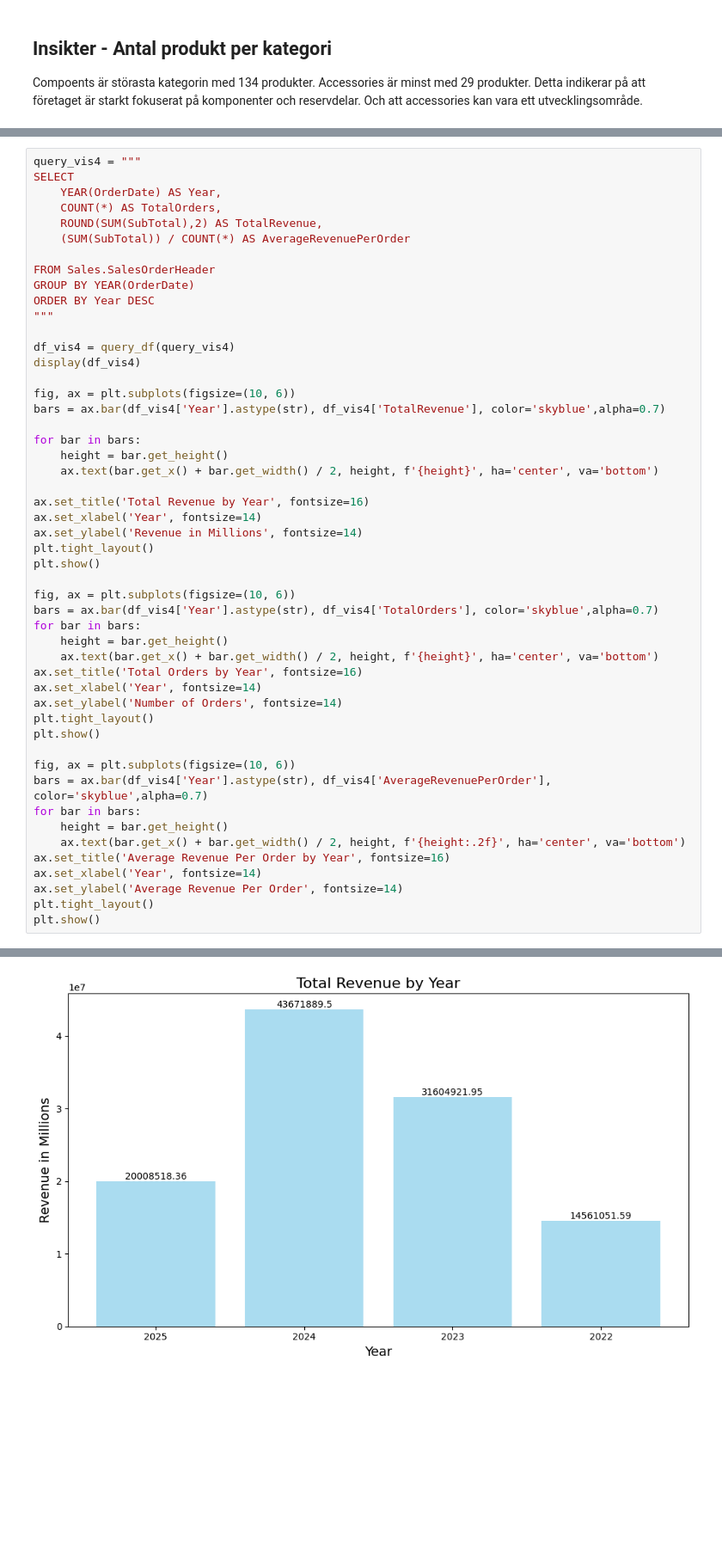
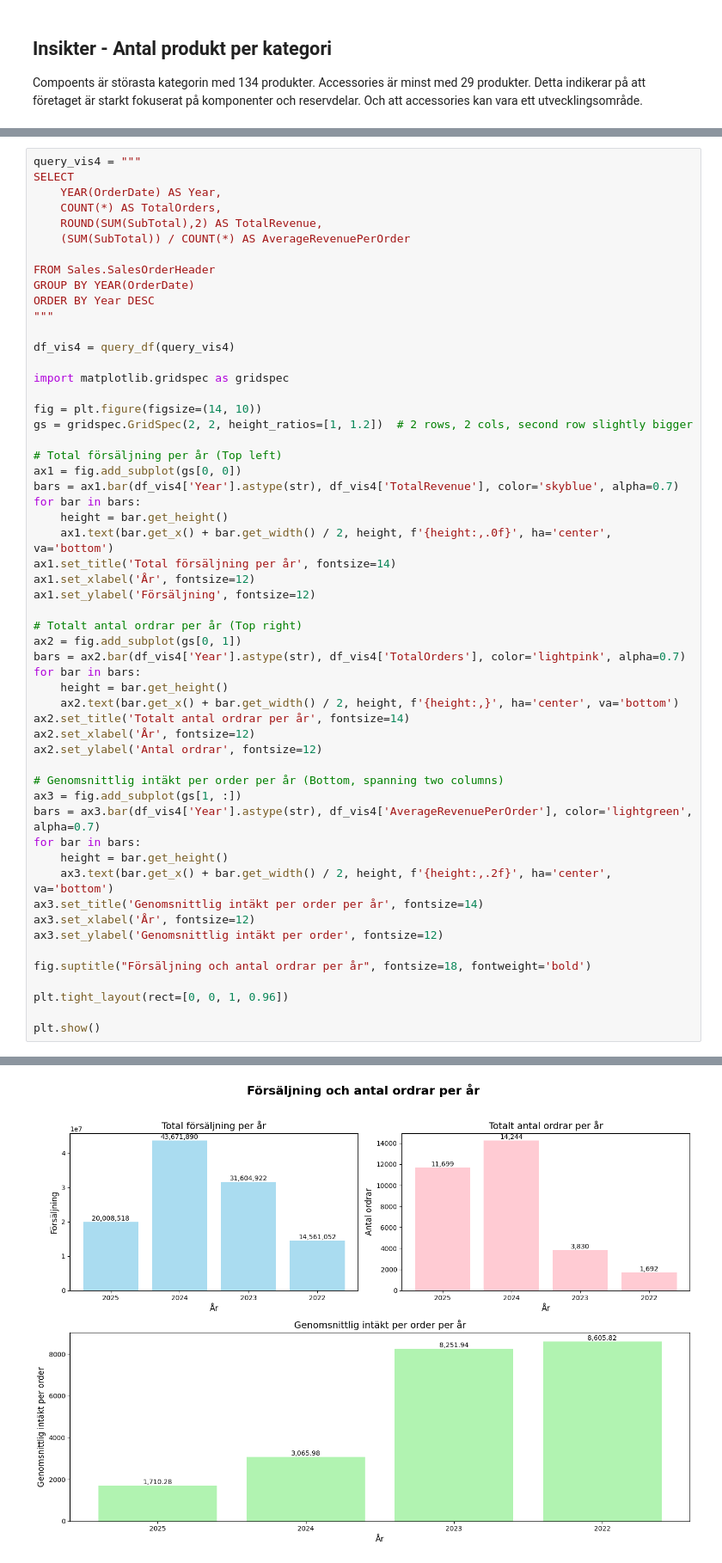
Before and after one commit to wendymermet-lgtm/SQL_Examen, a Jupyter notebook: notebooks/main.ipynb, the cells around one changed output, grey strips where cells are left out. Shown at 86% size. Saved outputs shown, nothing was run; the diff lists cells and outputs as text; blank space fills up the shorter version.

```diff
--- a/notebooks/main.ipynb
+++ b/notebooks/main.ipynb
@@ -198,40 +241,45 @@ ORDER BY Year DESC
 """
 
 df_vis4 = query_df(query_vis4)
-display(df_vis4)
 
-fig, ax = plt.subplots(figsize=(10, 6))
-bars = ax.bar(df_vis4['Year'].astype(str), df_vis4['TotalRevenue'], color='skyblue',alpha=0.7)
+import matplotlib.gridspec as gridspec
 
+fig = plt.figure(figsize=(14, 10))
+gs = gridspec.GridSpec(2, 2, height_ratios=[1, 1.2])  # 2 rows, 2 cols, second row slightly bigger
+
+# Total försäljning per år (Top left)
+ax1 = fig.add_subplot(gs[0, 0])
+bars = ax1.bar(df_vis4['Year'].astype(str), df_vis4['TotalRevenue'], color='skyblue', alpha=0.7)
 for bar in bars:
     height = bar.get_height()
-    ax.text(bar.get_x() + bar.get_width() / 2, height, f'{height}', ha='center', va='bottom')
+    ax1.text(bar.get_x() + bar.get_width() / 2, height, f'{height:,.0f}', ha='center', va='bottom')
+ax1.set_title('Total försäljning per år', fontsize=14)
+ax1.set_xlabel('År', fontsize=12)
+ax1.set_ylabel('Försäljning', fontsize=12)
 
-ax.set_title('Total Revenue by Year', fontsize=16)
-ax.set_xlabel('Year', fontsize=14)
-ax.set_ylabel('Revenue in Millions', fontsize=14)
-plt.tight_layout()
-plt.show()
-
-fig, ax = plt.subplots(figsize=(10, 6))
-bars = ax.bar(df_vis4['Year'].astype(str), df_vis4['TotalOrders'], color='skyblue',alpha=0.7)
+# Totalt antal ordrar per år (Top right)
+ax2 = fig.add_subplot(gs[0, 1])
+bars = ax2.bar(df_vis4['Year'].astype(str), df_vis4['TotalOrders'], color='lightpink', alpha=0.7)
 for bar in bars:
     height = bar.get_height()
-    ax.text(bar.get_x() + bar.get_width() / 2, height, f'{height}', ha='center', va='bottom')
-ax.set_title('Total Orders by Year', fontsize=16)
-ax.set_xlabel('Year', fontsize=14)
-ax.set_ylabel('Number of Orders', fontsize=14)
-plt.tight_layout()
-plt.show()
+    ax2.text(bar.get_x() + bar.get_width() / 2, height, f'{height:,}', ha='center', va='bottom')
+ax2.set_title('Totalt antal ordrar per år', fontsize=14)
+ax2.set_xlabel('År', fontsize=12)
+ax2.set_ylabel('Antal ordrar', fontsize=12)
 
-fig, ax = plt.subplots(figsize=(10, 6))
-bars = ax.bar(df_vis4['Year'].astype(str), df_vis4['AverageRevenuePerOrder'], color='skyblue',alpha=0.7)
+# Genomsnittlig intäkt per order per år (Bottom, spanning two columns)
+ax3 = fig.add_subplot(gs[1, :])
+bars = ax3.bar(df_vis4['Year'].astype(str), df_vis4['AverageRevenuePerOrder'], color='lightgreen', alpha=0.7)
 for bar in bars:
     height = bar.get_height()
-    ax.text(bar.get_x() + bar.get_width() / 2, height, f'{height:.2f}', ha='center', va='bottom')
-ax.set_title('Average Revenue Per Order by Year', fontsize=16)
-ax.set_xlabel('Year', fontsize=14)
-ax.set_ylabel('Average Revenue Per Order', fontsize=14)
-plt.tight_layout()
+    ax3.text(bar.get_x() + bar.get_width() / 2, height, f'{height:,.2f}', ha='center', va='bottom')
+ax3.set_title('Genomsnittlig intäkt per order per år', fontsize=14)
+ax3.set_xlabel('År', fontsize=12)
+ax3.set_ylabel('Genomsnittlig intäkt per order', fontsize=12)
+
+fig.suptitle("Försäljning och antal ordrar per år", fontsize=18, fontweight='bold')
+
+plt.tight_layout(rect=[0, 0, 1, 0.96])
+
 plt.show()
 # %% [output]
@@ -243 +286 @@ plt.show()
-[figure, old version]
+[figure, new version]
```
Also changed, not shown: parts of 18 cells of this notebook, 2 other files.
